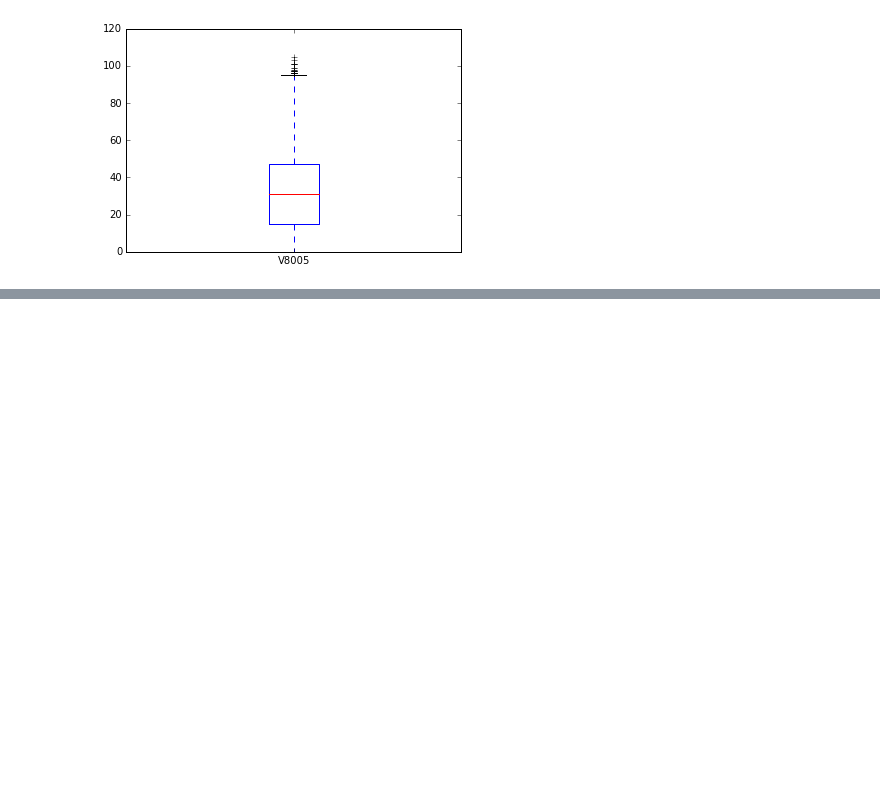
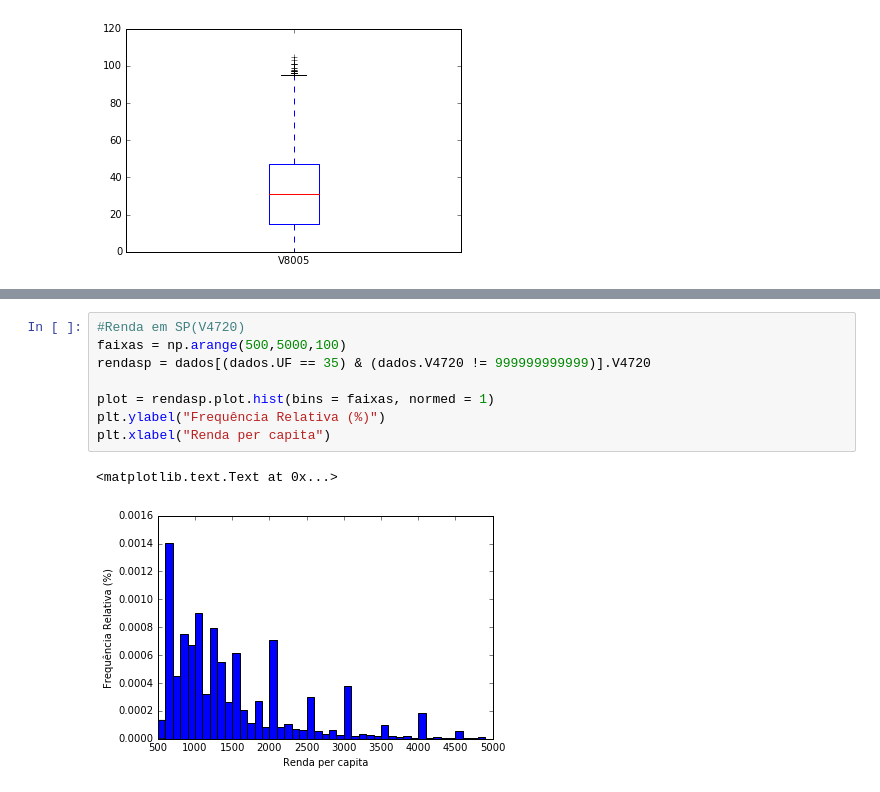
Before and after one commit to filipefborba/CD, a Jupyter notebook: Aula 2/Backup.ipynb, the cells around one changed output, grey strips where cells are left out. Saved outputs shown, nothing was run; the diff lists cells and outputs as text; blank space fills up the shorter version.

```diff
--- a/Aula 2/Backup.ipynb
+++ b/Aula 2/Backup.ipynb
@@ -676,0 +671,11 @@ Name: V8005, dtype: float64
+# %%
+#Renda em SP(V4720)
+faixas = np.arange(500,5000,100)
+rendasp = dados[(dados.UF == 35) & (dados.V4720 != 999999999999)].V4720
+
+plot = rendasp.plot.hist(bins = faixas, normed = 1)
+plt.ylabel("Frequência Relativa (%)")
+plt.xlabel("Renda per capita")
+# %% [output]
+<matplotlib.text.Text at 0x...>
+[figure, added]
```
Also changed, not shown: parts of 13 cells of this notebook, 1 other file.
